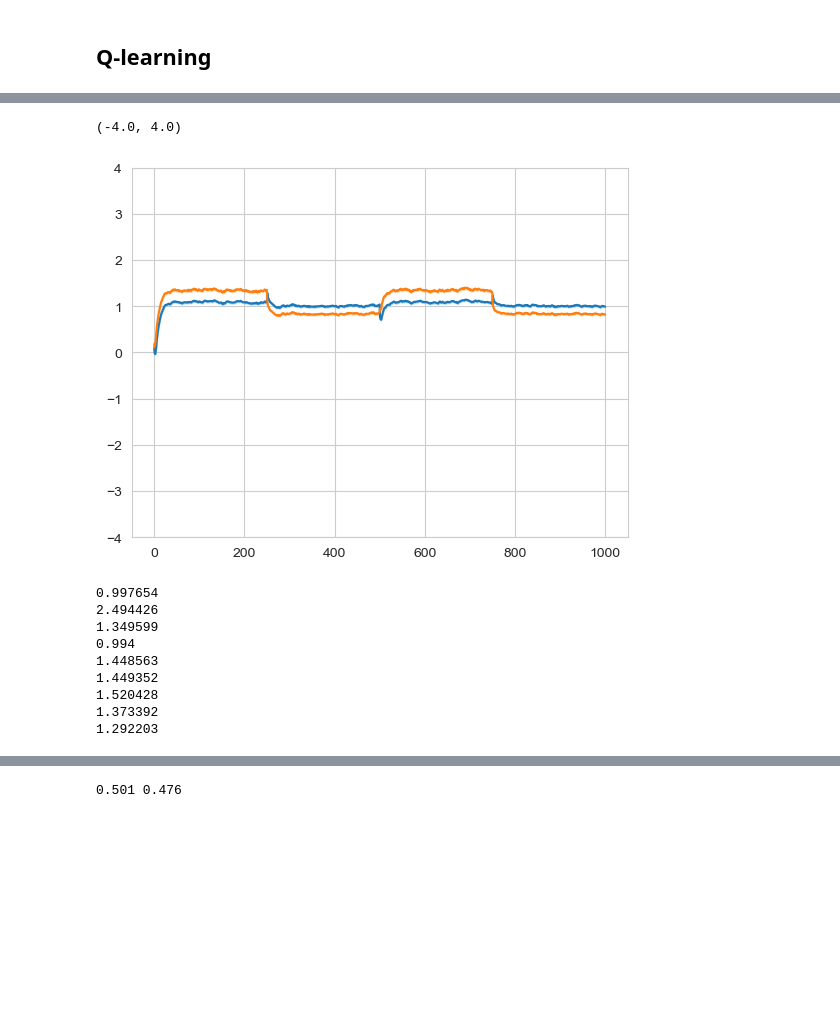
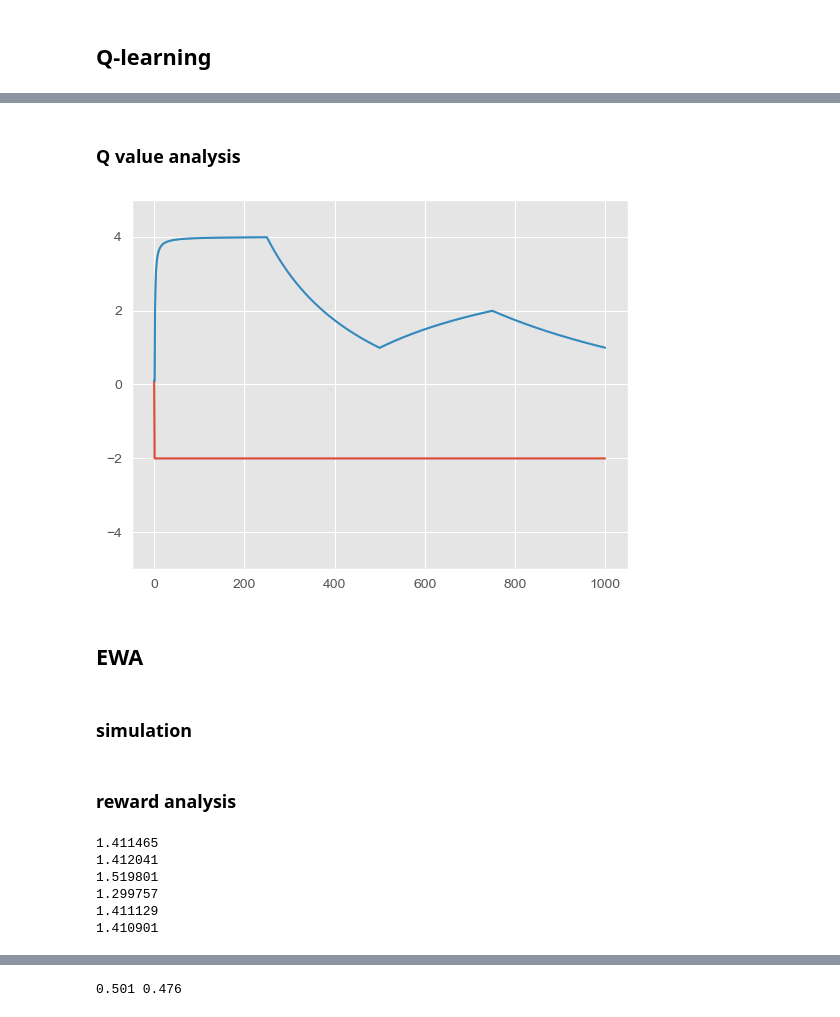
Before and after one commit to marek1n/rl-sim, a Jupyter notebook: RLsim.ipynb, the cells around one changed output, grey strips where cells are left out. Saved outputs shown, nothing was run; the diff lists cells and outputs as text; code cells hidden in the pictures; blank space fills up the shorter version.

```diff
--- a/RLsim.ipynb
+++ b/RLsim.ipynb
@@ -161,0 +235,19 @@ sns.set_style('whitegrid')
+# %% [markdown]
+### Q value analysis
+# %%
+def plot_Qvals(qvals):
+    mean = np.mean(qvals, axis=2)
+    std_err = np.std(qvals, axis=2) / np.sqrt(qvals.shape[2])
+    fig, ax = plt.subplots()
+    ax.plot(mean)
+
+    ax.fill_between(range(mean.shape[0]), mean[:,0] + std_err[:,0], mean[:,0] - std_err[:,0], alpha=0.8, color='xkcd:light blue')
+    ax.fill_between(range(mean.shape[0]), mean[:,1] + std_err[:,1], mean[:,1] - std_err[:,1], alpha=0.3, color='C1')
+
+    plt.ylim(-5,5)
+
+plot_Qvals(qvals_Q_greedy)
+# %% [output]
+[figure, added]
+# %% [markdown]
+## EWA
@@ -162,3 +256,5 @@ sns.set_style('whitegrid')
+# %% [markdown]
+### simulation
 # %%
 # env = Env(payoff_structure=(0.6, 0.3, 0.1))
 high_low_var = (4, -2, 0)
@@ -252,32 +331,15 @@ for episode in range(EPISODES):
-# %%
-qvals = qvals_EWA
-
-mean = np.mean(qvals, axis=2)
-std_err = np.std(qvals, axis=2) / np.sqrt(qvals.shape[2])
-fig, ax = plt.subplots()
-ax.plot(mean)
-
-ax.fill_between(range(mean.shape[0]), mean[:,0] + std_err[:,0], mean[:,0] - std_err[:,0], alpha=0.8, color='xkcd:light blue')
-ax.fill_between(range(mean.shape[0]), mean[:,1] + std_err[:,1], mean[:,1] - std_err[:,1], alpha=0.3, color='C1')
-
-
-plt.ylim(-4,4)
-# %% [output]
-(-4.0, 4.0)
-[figure, removed]
+# %% [markdown]
+### reward analysis
 # %%
-returns_all =  (returns_Q, returns_Q_smart, returns_Q_social, returns_Q_greedy,
-                returns_EWA, returns_EWA_smart, returns_EWA_conform, returns_EWA_ind, returns_EWA_asoc)
+returns_all =  (returns_EWA, returns_EWA_smart, returns_EWA_conform, returns_EWA_ind,
+                returns_EWA_risk_taker, returns_EWA_risk_averse)
 
 for ret in returns_all:
     print(np.mean(ret))
 # %% [output]
-0.997654
-2.494426
-1.349599
-0.994
-1.448563
-1.449352
-1.520428
-1.373392
-1.292203
+1.411465
+1.412041
+1.519801
+1.299757
+1.411129
+1.410901
```
Also changed, not shown: parts of 21 cells of this notebook, 1 other file.
